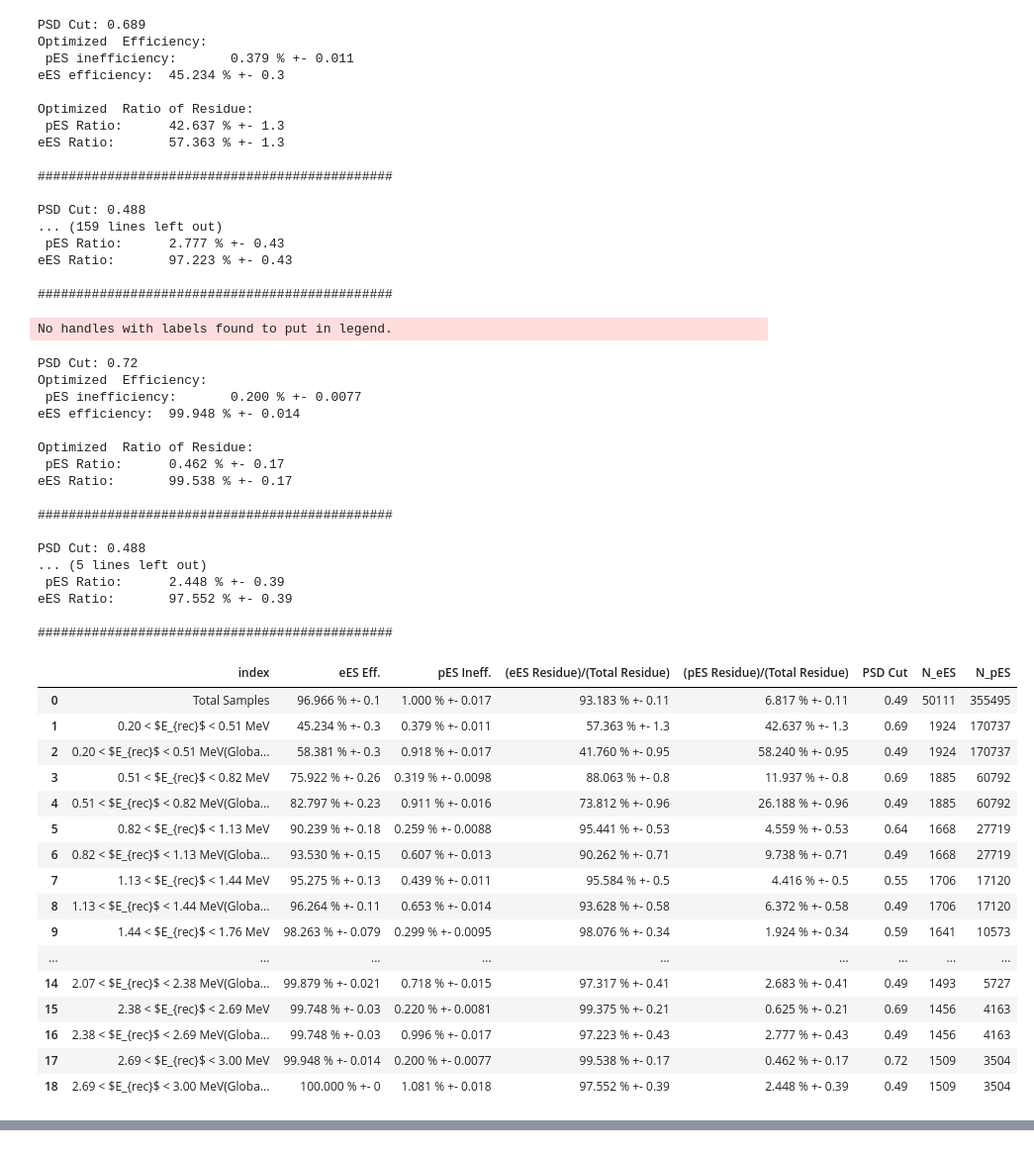
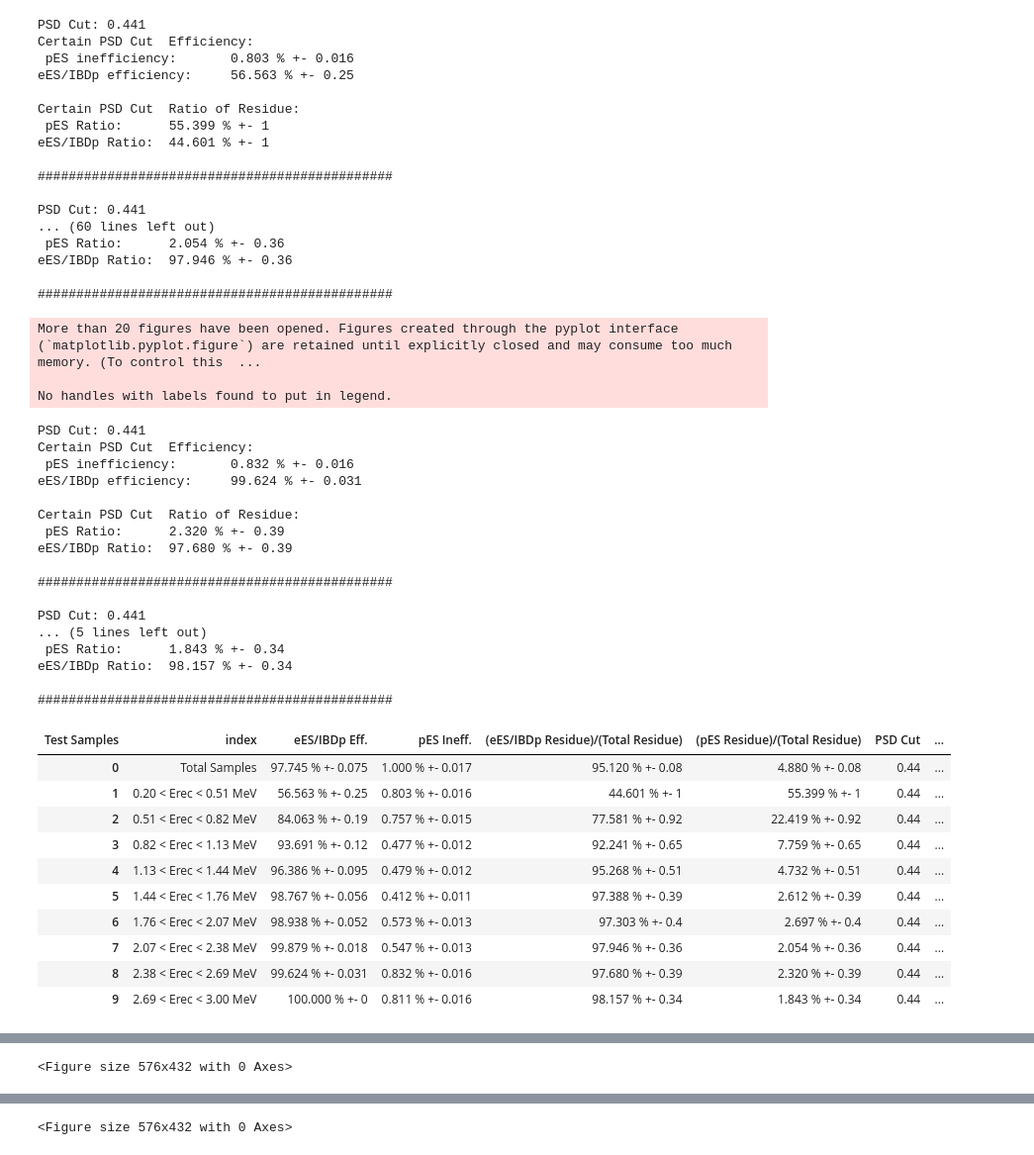
Before and after one commit to jack595/sk_DSNB, a Jupyter notebook: PSD_Supernova/code/eESAndpESDiscrimination/StudyPredictOutput.ipynb, the cells around one changed output, grey strips where cells are left out. Shown at 99% size. Drawn from its saved outputs; the diff is of its cells as text; code cells hidden in the pictures.

```diff
--- a/PSD_Supernova/code/eESAndpESDiscrimination/StudyPredictOutput.ipynb
+++ b/PSD_Supernova/code/eESAndpESDiscrimination/StudyPredictOutput.ipynb
@@ -45,11 +46,13 @@ from importlib import reload
 import DiscriminationTools
 reload(DiscriminationTools)
 from DiscriminationTools import  DiscriminationTools
-discrimination_tool = DiscriminationTools(key_0="pES", key_1="eES")
+discrimination_tool = DiscriminationTools(key_0="pES", key_1="eES/IBDp")
 
 print(dir_events.keys())
 
 discrimination_tool.GetPredictionData("/afs/ihep.ac.cn/users/l/luoxj/PSD_Supernova/code/eESAndpESDiscrimination/predict_Combine.npz")
+
+discrimination_tool.PrintSamplesInformation()
 discrimination_tool.GetPSDDistribution()
 discrimination_tool.PlotROCCurves()
 discrimination_tool.MaximumSignificance(v_bkg_ineff=np.linspace(0.01, 0.2,1000), condition="Total Samples", set_global_PSD_cut=True)
@@ -73,63 +82,61 @@ eES Ratio:       93.183 % +- 0.11
 # %%
 discrimination_tool.PlotROCCurvesDiffEBins(bins_Energy=np.linspace(0.2, 3, 10), xlim=(0, 0.1), ylim=(0.5,1),
-                                           v_bkg_ineff=np.linspace(0.001, 0.2,1000))
+                                           v_bkg_ineff=np.linspace(0.001, 0.2,1000), max_significance=False)
 discrimination_tool.PrintEffDataframe()
 # %% [output]
-PSD Cut: 0.689
-Optimized  Efficiency:
- pES inefficiency:       0.379 % +- 0.011
-eES efficiency:  45.234 % +- 0.3
+PSD Cut: 0.441
+Certain PSD Cut  Efficiency:
+ pES inefficiency:       0.803 % +- 0.016
+eES/IBDp efficiency:     56.563 % +- 0.25
 
-Optimized  Ratio of Residue:
- pES Ratio:      42.637 % +- 1.3
-eES Ratio:       57.363 % +- 1.3
+Certain PSD Cut  Ratio of Residue:
+ pES Ratio:      55.399 % +- 1
+eES/IBDp Ratio:  44.601 % +- 1
 
 ##############################################
 
-PSD Cut: 0.488
-... (159 lines left out)
- pES Ratio:      2.777 % +- 0.43
-eES Ratio:       97.223 % +- 0.43
+PSD Cut: 0.441
+... (60 lines left out)
+ pES Ratio:      2.054 % +- 0.36
+eES/IBDp Ratio:  97.946 % +- 0.36
 
 ##############################################
+More than 20 figures have been opened. Figures created through the pyplot interface (`matplotlib.pyplot.figure`) are retained until explicitly closed and may consume too much memory. (To control this  ...
+
 No handles with labels found to put in legend.
-PSD Cut: 0.72
-Optimized  Efficiency:
- pES inefficiency:       0.200 % +- 0.0077
-eES efficiency:  99.948 % +- 0.014
+PSD Cut: 0.441
+Certain PSD Cut  Efficiency:
+ pES inefficiency:       0.832 % +- 0.016
+eES/IBDp efficiency:     99.624 % +- 0.031
 
-Optimized  Ratio of Residue:
- pES Ratio:      0.462 % +- 0.17
-eES Ratio:       99.538 % +- 0.17
+Certain PSD Cut  Ratio of Residue:
+ pES Ratio:      2.320 % +- 0.39
+eES/IBDp Ratio:  97.680 % +- 0.39
 
 ##############################################
 
-PSD Cut: 0.488
+PSD Cut: 0.441
 ... (5 lines left out)
- pES Ratio:      2.448 % +- 0.39
-eES Ratio:       97.552 % +- 0.39
+ pES Ratio:      1.843 % +- 0.34
+eES/IBDp Ratio:  98.157 % +- 0.34
 
 ##############################################
-|  | index | eES Eff. | pES Ineff. | (eES Residue)/(Total Residue) | (pES Residue)/(Total Residue) | PSD Cut | N_eES | N_pES |
-| 0 | Total Samples | 96.966 % +- 0.1 | 1.000 % +- 0.017 | 93.183 % +- 0.11 | 6.817 % +- 0.11 | 0.49 | 50111 | 355495 |
-| 1 | 0.20 < $E_{rec}$ < 0.51 MeV | 45.234 % +- 0.3 | 0.379 % +- 0.011 | 57.363 % +- 1.3 | 42.637 % +- 1.3 | 0.69 | 1924 | 170737 |
-| 2 | 0.20 < $E_{rec}$ < 0.51 MeV(Globa... | 58.381 % +- 0.3 | 0.918 % +- 0.017 | 41.760 % +- 0.95 | 58.240 % +- 0.95 | 0.49 | 1924 | 170737 |
-| 3 | 0.51 < $E_{rec}$ < 0.82 MeV | 75.922 % +- 0.26 | 0.319 % +- 0.0098 | 88.063 % +- 0.8 | 11.937 % +- 0.8 | 0.69 | 1885 | 60792 |
-| 4 | 0.51 < $E_{rec}$ < 0.82 MeV(Globa... | 82.797 % +- 0.23 | 0.911 % +- 0.016 | 73.812 % +- 0.96 | 26.188 % +- 0.96 | 0.49 | 1885 | 60792 |
-| 5 | 0.82 < $E_{rec}$ < 1.13 MeV | 90.239 % +- 0.18 | 0.259 % +- 0.0088 | 95.441 % +- 0.53 | 4.559 % +- 0.53 | 0.64 | 1668 | 27719 |
-| 6 | 0.82 < $E_{rec}$ < 1.13 MeV(Globa... | 93.530 % +- 0.15 | 0.607 % +- 0.013 | 90.262 % +- 0.71 | 9.738 % +- 0.71 | 0.49 | 1668 | 27719 |
-| 7 | 1.13 < $E_{rec}$ < 1.44 MeV | 95.275 % +- 0.13 | 0.439 % +- 0.011 | 95.584 % +- 0.5 | 4.416 % +- 0.5 | 0.55 | 1706 | 17120 |
-| 8 | 1.13 < $E_{rec}$ < 1.44 MeV(Globa... | 96.264 % +- 0.11 | 0.653 % +- 0.014 | 93.628 % +- 0.58 | 6.372 % +- 0.58 | 0.49 | 1706 | 17120 |
-| 9 | 1.44 < $E_{rec}$ < 1.76 MeV | 98.263 % +- 0.079 | 0.299 % +- 0.0095 | 98.076 % +- 0.34 | 1.924 % +- 0.34 | 0.59 | 1641 | 10573 |
-| ... | ... | ... | ... | ... | ... | ... | ... | ... |
-| 14 | 2.07 < $E_{rec}$ < 2.38 MeV(Globa... | 99.879 % +- 0.021 | 0.718 % +- 0.015 | 97.317 % +- 0.41 | 2.683 % +- 0.41 | 0.49 | 1493 | 5727 |
-| 15 | 2.38 < $E_{rec}$ < 2.69 MeV | 99.748 % +- 0.03 | 0.220 % +- 0.0081 | 99.375 % +- 0.21 | 0.625 % +- 0.21 | 0.69 | 1456 | 4163 |
-| 16 | 2.38 < $E_{rec}$ < 2.69 MeV(Globa... | 99.748 % +- 0.03 | 0.996 % +- 0.017 | 97.223 % +- 0.43 | 2.777 % +- 0.43 | 0.49 | 1456 | 4163 |
-| 17 | 2.69 < $E_{rec}$ < 3.00 MeV | 99.948 % +- 0.014 | 0.200 % +- 0.0077 | 99.538 % +- 0.17 | 0.462 % +- 0.17 | 0.72 | 1509 | 3504 |
-| 18 | 2.69 < $E_{rec}$ < 3.00 MeV(Globa... | 100.000 % +- 0 | 1.081 % +- 0.018 | 97.552 % +- 0.39 | 2.448 % +- 0.39 | 0.49 | 1509 | 3504 |
+| Test Samples | index | eES/IBDp Eff. | pES Ineff. | (eES/IBDp Residue)/(Total Residue) | (pES Residue)/(Total Residue) | PSD Cut | ... |
+| 0 | Total Samples | 97.745 % +- 0.075 | 1.000 % +- 0.017 | 95.120 % +- 0.08 | 4.880 % +- 0.08 | 0.44 | ... |
+| 1 | 0.20 < Erec < 0.51 MeV | 56.563 % +- 0.25 | 0.803 % +- 0.016 | 44.601 % +- 1 | 55.399 % +- 1 | 0.44 | ... |
+| 2 | 0.51 < Erec < 0.82 MeV | 84.063 % +- 0.19 | 0.757 % +- 0.015 | 77.581 % +- 0.92 | 22.419 % +- 0.92 | 0.44 | ... |
+| 3 | 0.82 < Erec < 1.13 MeV | 93.691 % +- 0.12 | 0.477 % +- 0.012 | 92.241 % +- 0.65 | 7.759 % +- 0.65 | 0.44 | ... |
+| 4 | 1.13 < Erec < 1.44 MeV | 96.386 % +- 0.095 | 0.479 % +- 0.012 | 95.268 % +- 0.51 | 4.732 % +- 0.51 | 0.44 | ... |
+| 5 | 1.44 < Erec < 1.76 MeV | 98.767 % +- 0.056 | 0.412 % +- 0.011 | 97.388 % +- 0.39 | 2.612 % +- 0.39 | 0.44 | ... |
+| 6 | 1.76 < Erec < 2.07 MeV | 98.938 % +- 0.052 | 0.573 % +- 0.013 | 97.303 % +- 0.4 | 2.697 % +- 0.4 | 0.44 | ... |
+| 7 | 2.07 < Erec < 2.38 MeV | 99.879 % +- 0.018 | 0.547 % +- 0.013 | 97.946 % +- 0.36 | 2.054 % +- 0.36 | 0.44 | ... |
+| 8 | 2.38 < Erec < 2.69 MeV | 99.624 % +- 0.031 | 0.832 % +- 0.016 | 97.680 % +- 0.39 | 2.320 % +- 0.39 | 0.44 | ... |
+| 9 | 2.69 < Erec < 3.00 MeV | 100.000 % +- 0 | 0.811 % +- 0.016 | 98.157 % +- 0.34 | 1.843 % +- 0.34 | 0.44 | ... |
 [drawing not drawn]
 [drawing not drawn]
 [drawing not drawn]
+<Figure size 576x432 with 0 Axes>
 [drawing not drawn]
 [drawing not drawn]
+<Figure size 576x432 with 0 Axes>
 [drawing not drawn]
```
Also changed, not shown: parts of 4 cells of this notebook, 17 other files.
